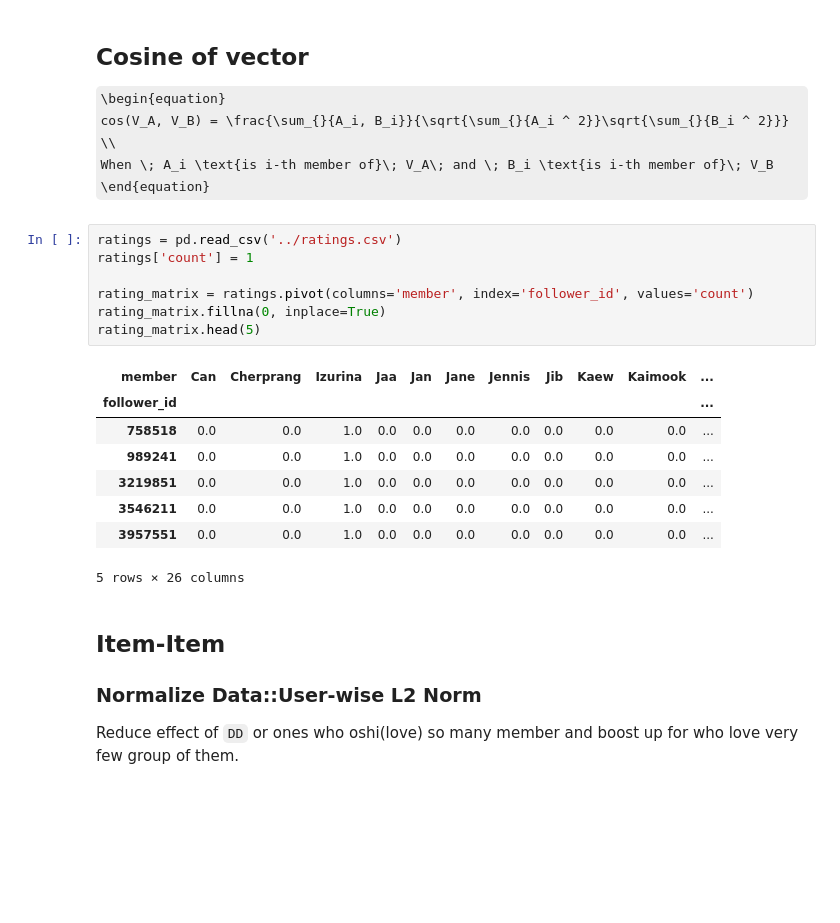
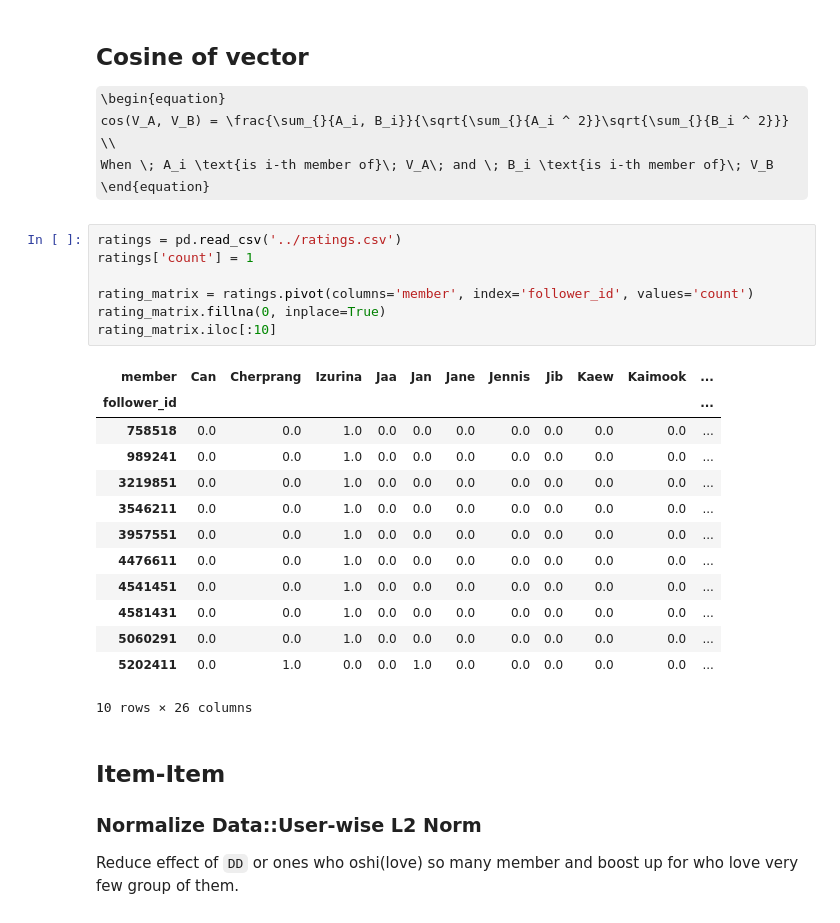
Before and after one commit to tansinee/bnk48-recommender, a Jupyter notebook: collaborative_filtering/cosine_similarity.ipynb, the cells around one changed output. Saved outputs shown, nothing was run; the diff lists cells and outputs as text; some formulas as TeX source; blank space fills up the shorter version.

```diff
--- a/collaborative_filtering/cosine_similarity.ipynb
+++ b/collaborative_filtering/cosine_similarity.ipynb
@@ -47,19 +49,24 @@ When \; A_i \text{is i-th member of}\; V_A\; and \; B_i \text{is i-th member of}
 # %%
 ratings = pd.read_csv('../ratings.csv')
 ratings['count'] = 1
 
 rating_matrix = ratings.pivot(columns='member', index='follower_id', values='count')
 rating_matrix.fillna(0, inplace=True)
-rating_matrix.head(5)
+rating_matrix.iloc[:10]
 # %% [output]
 | member | Can | Cherprang | Izurina | Jaa | Jan | Jane | Jennis | Jib | Kaew | Kaimook | ... |
 | follower_id |  |  |  |  |  |  |  |  |  |  | ... |
 | 758518 | 0.0 | 0.0 | 1.0 | 0.0 | 0.0 | 0.0 | 0.0 | 0.0 | 0.0 | 0.0 | ... |
 | 989241 | 0.0 | 0.0 | 1.0 | 0.0 | 0.0 | 0.0 | 0.0 | 0.0 | 0.0 | 0.0 | ... |
 | 3219851 | 0.0 | 0.0 | 1.0 | 0.0 | 0.0 | 0.0 | 0.0 | 0.0 | 0.0 | 0.0 | ... |
 | 3546211 | 0.0 | 0.0 | 1.0 | 0.0 | 0.0 | 0.0 | 0.0 | 0.0 | 0.0 | 0.0 | ... |
 | 3957551 | 0.0 | 0.0 | 1.0 | 0.0 | 0.0 | 0.0 | 0.0 | 0.0 | 0.0 | 0.0 | ... |
+| 4476611 | 0.0 | 0.0 | 1.0 | 0.0 | 0.0 | 0.0 | 0.0 | 0.0 | 0.0 | 0.0 | ... |
+| 4541451 | 0.0 | 0.0 | 1.0 | 0.0 | 0.0 | 0.0 | 0.0 | 0.0 | 0.0 | 0.0 | ... |
+| 4581431 | 0.0 | 0.0 | 1.0 | 0.0 | 0.0 | 0.0 | 0.0 | 0.0 | 0.0 | 0.0 | ... |
+| 5060291 | 0.0 | 0.0 | 1.0 | 0.0 | 0.0 | 0.0 | 0.0 | 0.0 | 0.0 | 0.0 | ... |
+| 5202411 | 0.0 | 1.0 | 0.0 | 0.0 | 1.0 | 0.0 | 0.0 | 0.0 | 0.0 | 0.0 | ... |
-5 rows × 26 columns
+10 rows × 26 columns
 # %% [markdown]
 ## Item-Item
 
```
Also changed, not shown: parts of 11 cells of this notebook.
